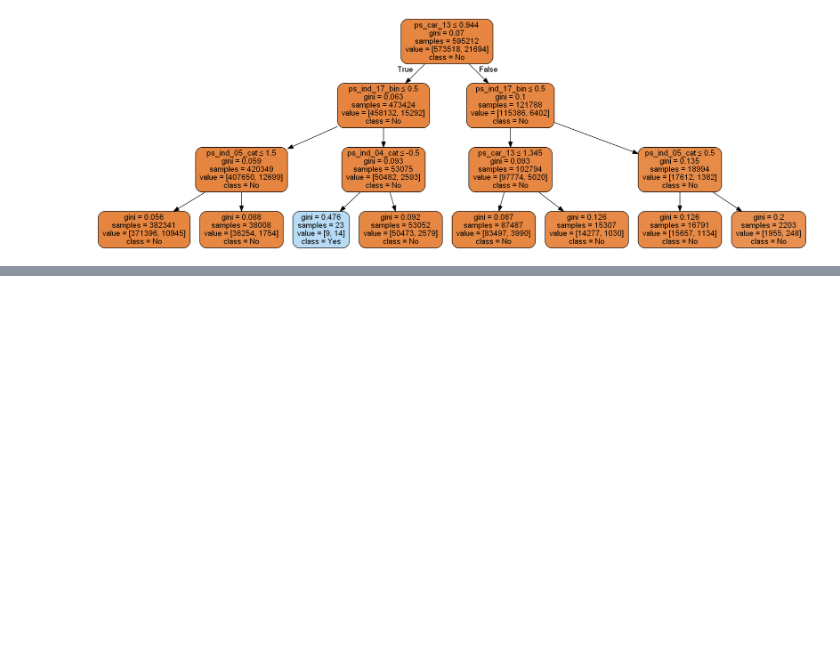
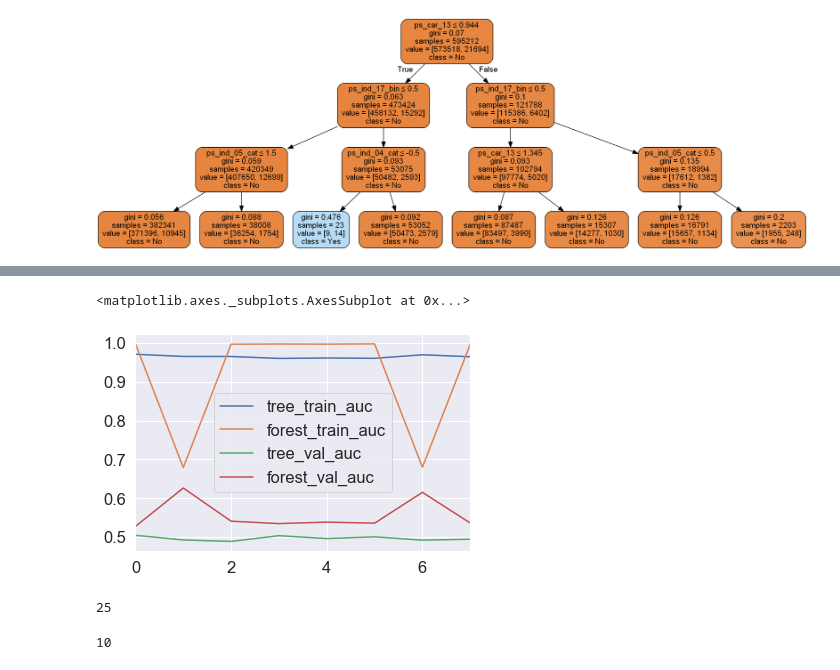
Before and after one commit to lukaszbinden/mli, a Jupyter notebook: assignments/assignment_1/Car_Insurance.ipynb, the cells around one changed output, grey strips where cells are left out. Drawn from its saved outputs; the diff is of its cells as text; code cells hidden in the pictures; blank space fills up the shorter version.

```diff
--- a/assignments/assignment_1/Car_Insurance.ipynb
+++ b/assignments/assignment_1/Car_Insurance.ipynb
@@ -290,6 +383,31 @@ forest_val_auc = np.zeros(n)
+# %%
+# Plot the performance curves
+import pandas as pd
+df = pd.DataFrame()
+df['tree_train_auc'] = tree_train_auc
+df['forest_train_auc'] = forest_train_auc
+df['tree_val_auc'] = tree_val_auc
+df['forest_val_auc'] = forest_val_auc
+df.plot()
+# %% [output]
+<matplotlib.axes._subplots.AxesSubplot at 0x...>
+[figure, added]
 # %%
 #chose the optimal tree depth
 #insert yout code...
+argmax = tree_val_auc.argmax()
+fold_id_dt = "fold_" + str(argmax + 1)
+best_depth_dt = innercv_results[fold_id_dt]['dtc'].best_params_['max_depth']
+best_depth_dt
+# %% [output]
+25
 # %%
 #optimal forest depth
 #insert yout code...
+
+argmax = forest_val_auc.argmax()
+fold_id_rf = "fold_" + str(argmax + 1)
+best_depth_rf = innercv_results[fold_id_rf]['rfc'].best_params_['max_depth']
+best_depth_rf
+# %% [output]
+10
```
Also changed, not shown: parts of 7 cells of this notebook.
